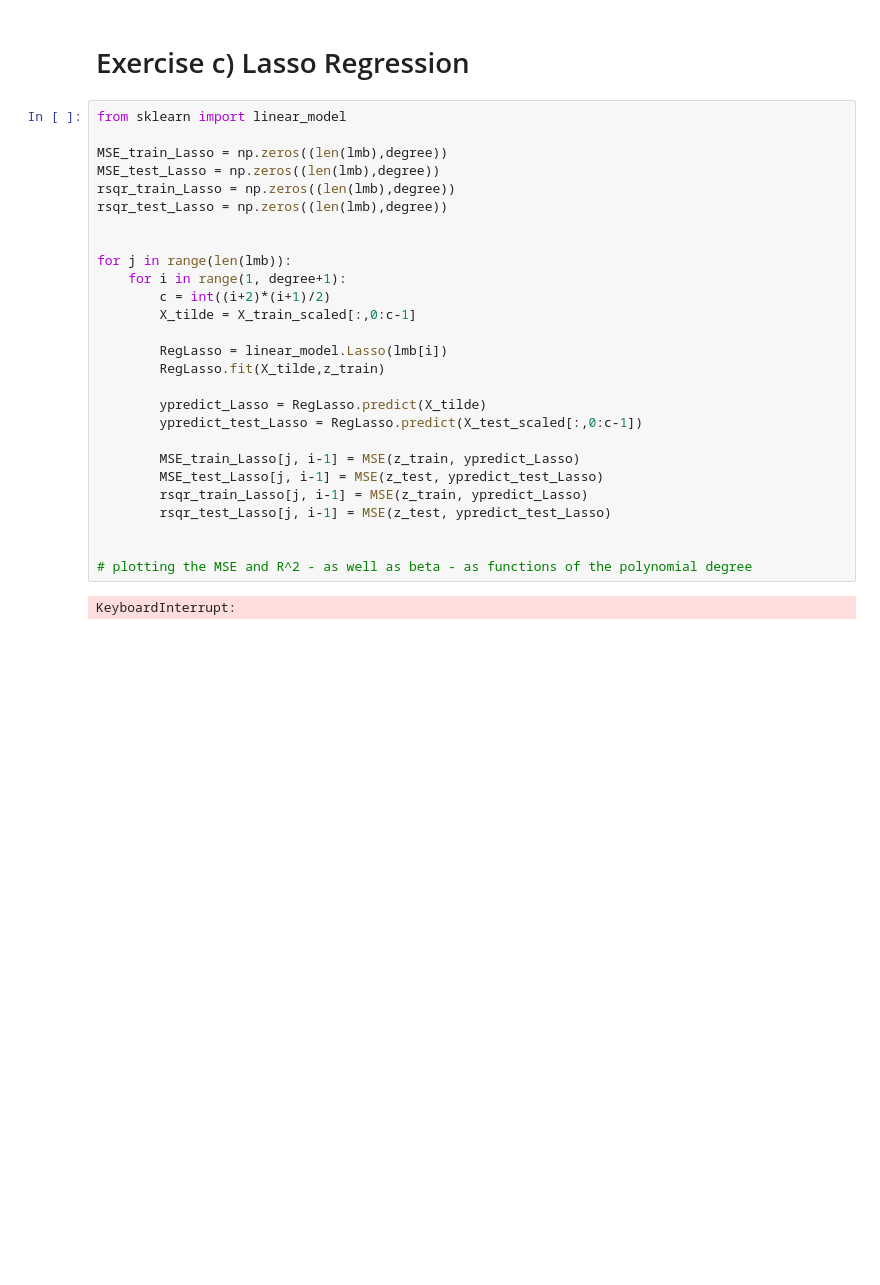
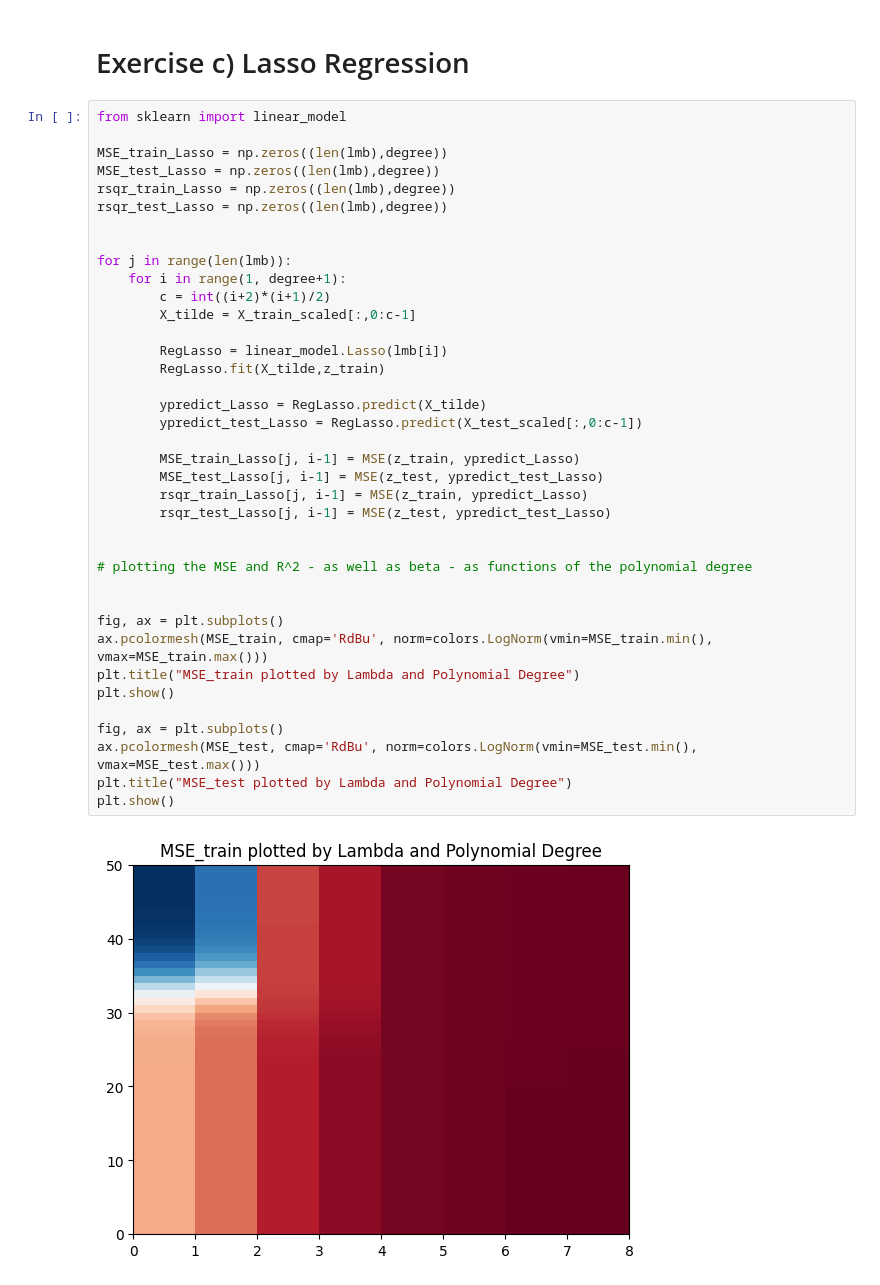
Before and after one commit to carmenpd/HWS23-MachineLearning, a Jupyter notebook: doc/carmenpd/Project-1 merged a) to c).ipynb, the cells around one changed output. Cells and saved outputs as stored; diff of their text form; blank space fills up the shorter version.

```diff
--- a/doc/carmenpd/Project-1 merged a) to c).ipynb
+++ b/doc/carmenpd/Project-1 merged a) to c).ipynb
@@ -227,29 +237,40 @@ plt.show()
 # %%
 from sklearn import linear_model
 
 MSE_train_Lasso = np.zeros((len(lmb),degree))
 MSE_test_Lasso = np.zeros((len(lmb),degree))
 rsqr_train_Lasso = np.zeros((len(lmb),degree))
 rsqr_test_Lasso = np.zeros((len(lmb),degree))
 
 
 for j in range(len(lmb)):
     for i in range(1, degree+1):
         c = int((i+2)*(i+1)/2)
         X_tilde = X_train_scaled[:,0:c-1]
 
         RegLasso = linear_model.Lasso(lmb[i])
         RegLasso.fit(X_tilde,z_train)
 
         ypredict_Lasso = RegLasso.predict(X_tilde)
         ypredict_test_Lasso = RegLasso.predict(X_test_scaled[:,0:c-1])
 
         MSE_train_Lasso[j, i-1] = MSE(z_train, ypredict_Lasso)
         MSE_test_Lasso[j, i-1] = MSE(z_test, ypredict_test_Lasso)
         rsqr_train_Lasso[j, i-1] = MSE(z_train, ypredict_Lasso)
         rsqr_test_Lasso[j, i-1] = MSE(z_test, ypredict_test_Lasso)
 
 
 # plotting the MSE and R^2 - as well as beta - as functions of the polynomial degree
+
+
+fig, ax = plt.subplots()
+ax.pcolormesh(MSE_train, cmap='RdBu', norm=colors.LogNorm(vmin=MSE_train.min(), vmax=MSE_train.max()))
+plt.title("MSE_train plotted by Lambda and Polynomial Degree")
+plt.show()
+
+fig, ax = plt.subplots()
+ax.pcolormesh(MSE_test, cmap='RdBu', norm=colors.LogNorm(vmin=MSE_test.min(), vmax=MSE_test.max()))
+plt.title("MSE_test plotted by Lambda and Polynomial Degree")
+plt.show()
 # %% [output]
-KeyboardInterrupt:
+[figure, added]
```
Also changed, not shown: parts of 6 cells of this notebook, 1 other file.
